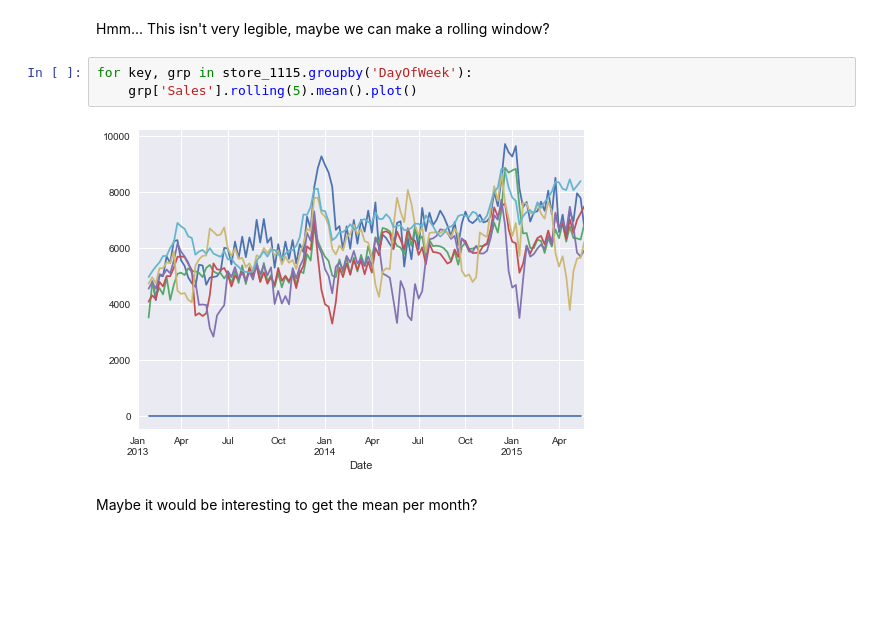
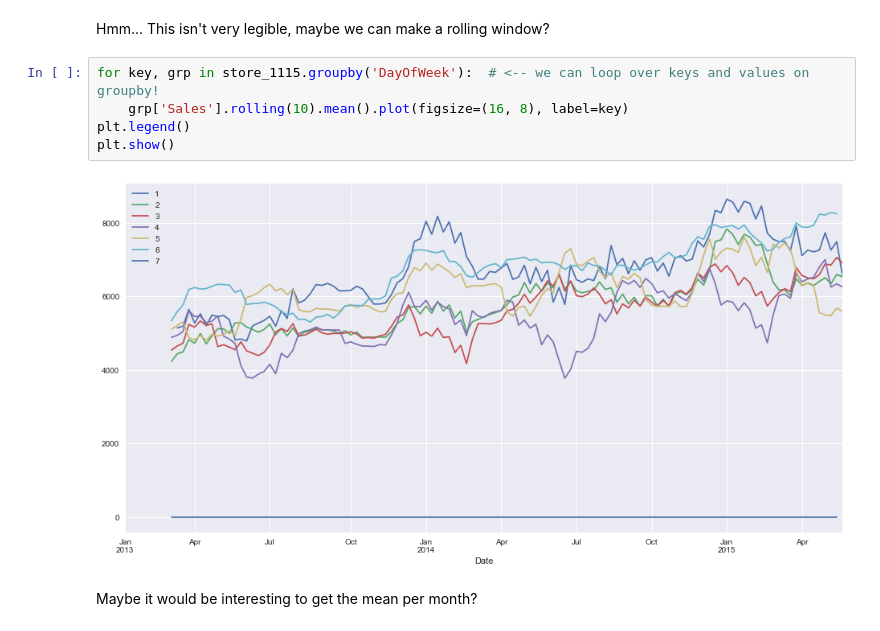
Before and after one commit to MarqueJaune/hackathon2, a Jupyter notebook: Learning units/Time series - Exploring the data .ipynb, the cells around one changed output. Cells and saved outputs as stored; diff of their text form; blank space fills up the shorter version.

```diff
--- a/Learning units/Time series - Exploring the data .ipynb
+++ b/Learning units/Time series - Exploring the data .ipynb
@@ -185,10 +201,12 @@ plt.show()
 # %% [markdown]
 Hmm... This isn't very legible, maybe we can make a rolling window?
 # %%
-for key, grp in store_1115.groupby('DayOfWeek'):
-    grp['Sales'].rolling(5).mean().plot()
+for key, grp in store_1115.groupby('DayOfWeek'):  # <-- we can loop over keys and values on groupby!
+    grp['Sales'].rolling(10).mean().plot(figsize=(16, 8), label=key)
+plt.legend()
+plt.show()
 # %% [output]
-[figure, old version]
+[figure, new version]
 # %% [markdown]
 Maybe it would be interesting to get the mean per month?
 # %%
```
Also changed, not shown: parts of 24 cells of this notebook.
